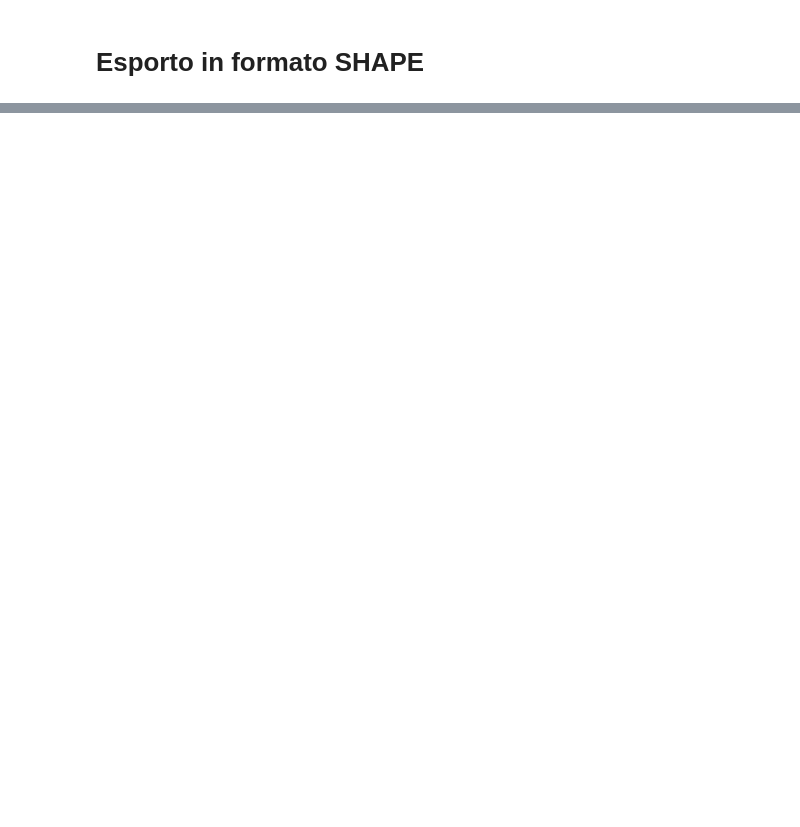
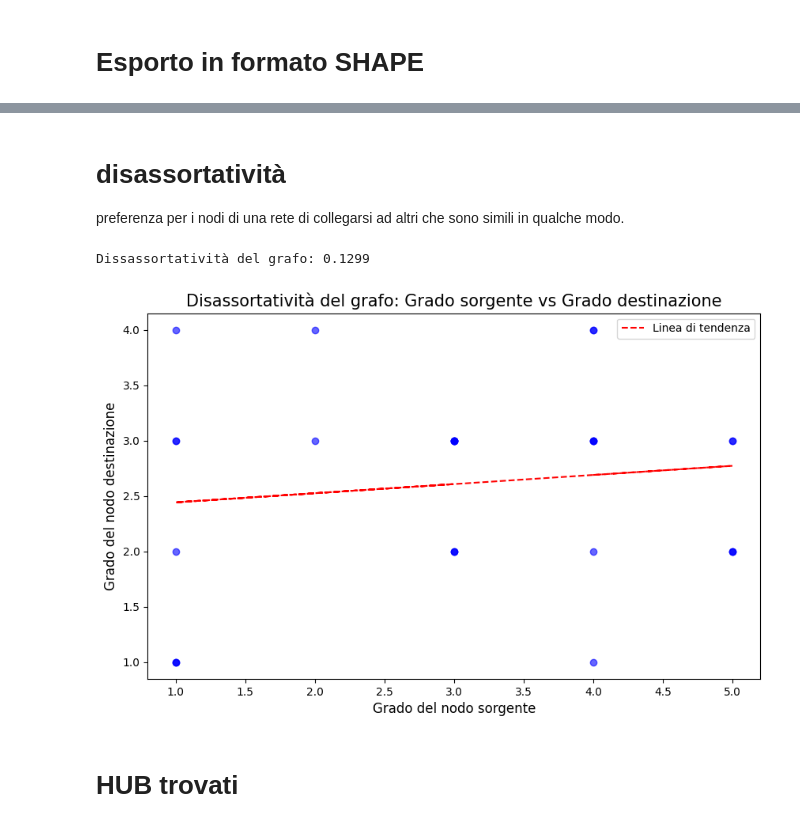
Before and after one commit to nudric25/tesi, a Jupyter notebook: VOY/VOY_mainclass.ipynb, the cells around one changed output, grey strips where cells are left out. Drawn from its saved outputs; the diff is of its cells as text; code cells hidden in the pictures; blank space fills up the shorter version.

```diff
--- a/VOY/VOY_mainclass.ipynb
+++ b/VOY/VOY_mainclass.ipynb
@@ -432,0 +693,51 @@ gdf.to_file('output_shapefile.shp')
+# %% [markdown]
+# disassortatività
+preferenza per i nodi di una rete di collegarsi ad altri che sono simili in qualche modo.
+# %%
+# Calcola la disassortatività del grafo
+disassortativity = nx.degree_assortativity_coefficient(G)
+
+# Stampa il risultato
+print(f"Dissassortatività del grafo: {disassortativity:.4f}")
+# %% [output]
+Dissassortatività del grafo: 0.1299
+# %%
+import numpy as np
+
+# Estrai il grado dei nodi (in-degree e out-degree)
+out_degree = dict(G.out_degree())
+in_degree = dict(G.in_degree())
+
+# Crea due liste: gradi sorgente e gradi destinazione per ogni arco
+source_degrees = []
+target_degrees = []
+
+for source, target in G.edges():
+    source_degrees.append(out_degree[source])
+    target_degrees.append(in_degree[target])
+
+# Visualizza il grafico della disassortatività
+plt.figure(figsize=(10, 6))
+
+# Crea un grafico di dispersione tra gradi sorgente e destinazione
+plt.scatter(source_degrees, target_degrees, alpha=0.6, color='blue')
+
+# Imposta i titoli e le etichette degli assi
+plt.title("Disassortatività del grafo: Grado sorgente vs Grado destinazione", fontsize=15)
+plt.xlabel("Grado del nodo sorgente", fontsize=12)
+plt.ylabel("Grado del nodo destinazione", fontsize=12)
+
+# Aggiungi una linea di tendenza
+z = np.polyfit(source_degrees, target_degrees, 1)
+p = np.poly1d(z)
+plt.plot(source_degrees, p(source_degrees), "r--", label="Linea di tendenza")
+
+# Mostra la legenda
+plt.legend()
+
+# Visualizza il grafico
+plt.show()
+# %% [output]
+[figure, added]
+# %% [markdown]
+# HUB trovati
```
Also changed, not shown: parts of 26 cells of this notebook.
